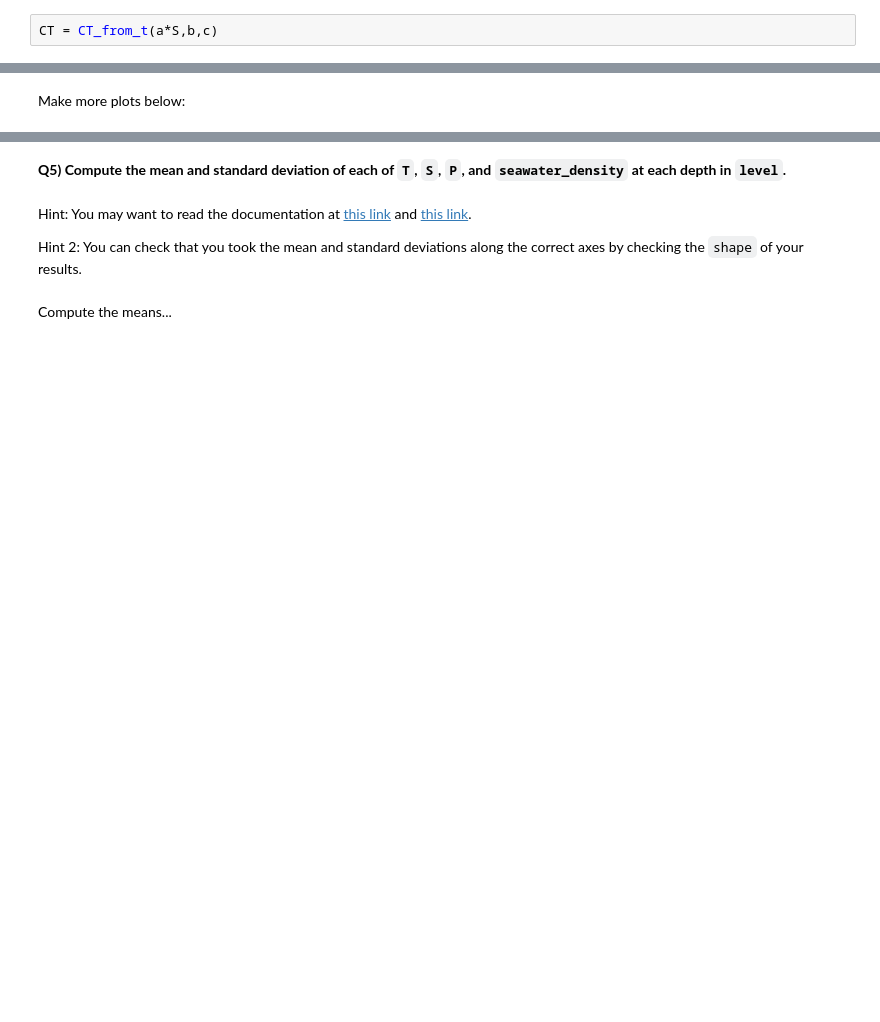
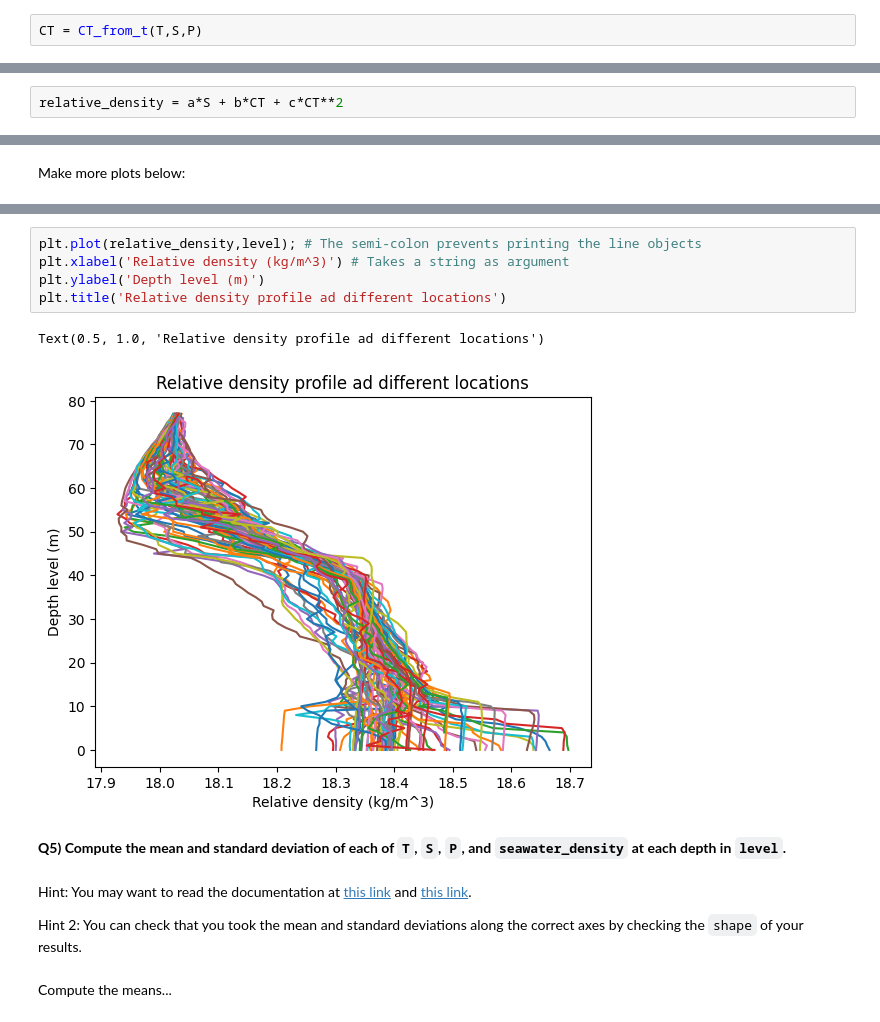
Before and after one commit to nicocava1/2024_Intro_Python, a Jupyter notebook: Niccolò_Cavadini_W2_S1.ipynb, the cells around one changed output, grey strips where cells are left out. Drawn from its saved outputs; the diff is of its cells as text; blank space fills up the shorter version.

```diff
--- a/Niccolò_Cavadini_W2_S1.ipynb
+++ b/Niccolò_Cavadini_W2_S1.ipynb
@@ -170,6 +173,6 @@ Calculate the conservative temperature
 
 Hint: use [CT_from_t](https://www.teos-10.org/pubs/gsw/html/gsw_CT_from_t.html)
 # %%
-CT = CT_from_t(a*S,b,c)
+CT = CT_from_t(T,S,P)
 # %% [markdown]
 Calculate the `relative density` using the equation above
@@ -178,3 +179,5 @@ ___ = ___
+# %%
+relative_density = a*S + b*CT + c*CT**2
 # %% [markdown]
 **Q4) Make a plot for each column of data in `T`, `S`, `P`, and
 `relative_density` (four plots)**
@@ -202,3 +224,11 @@ Make more plots below:
+# %%
+plt.plot(relative_density,level); # The semi-colon prevents printing the line objects
+plt.xlabel('Relative density (kg/m^3)') # Takes a string as argument
+plt.ylabel('Depth level (m)')
+plt.title('Relative density profile ad different locations')
+# %% [output]
+Text(0.5, 1.0, 'Relative density profile ad different locations')
+[figure, added]
 # %% [markdown]
 **Q5) Compute the mean and standard deviation of each of `T`, `S`, `P`, and `seawater_density` at each depth in `level`.**
 # %% [markdown]
```
Also changed, not shown: parts of 29 cells of this notebook.
